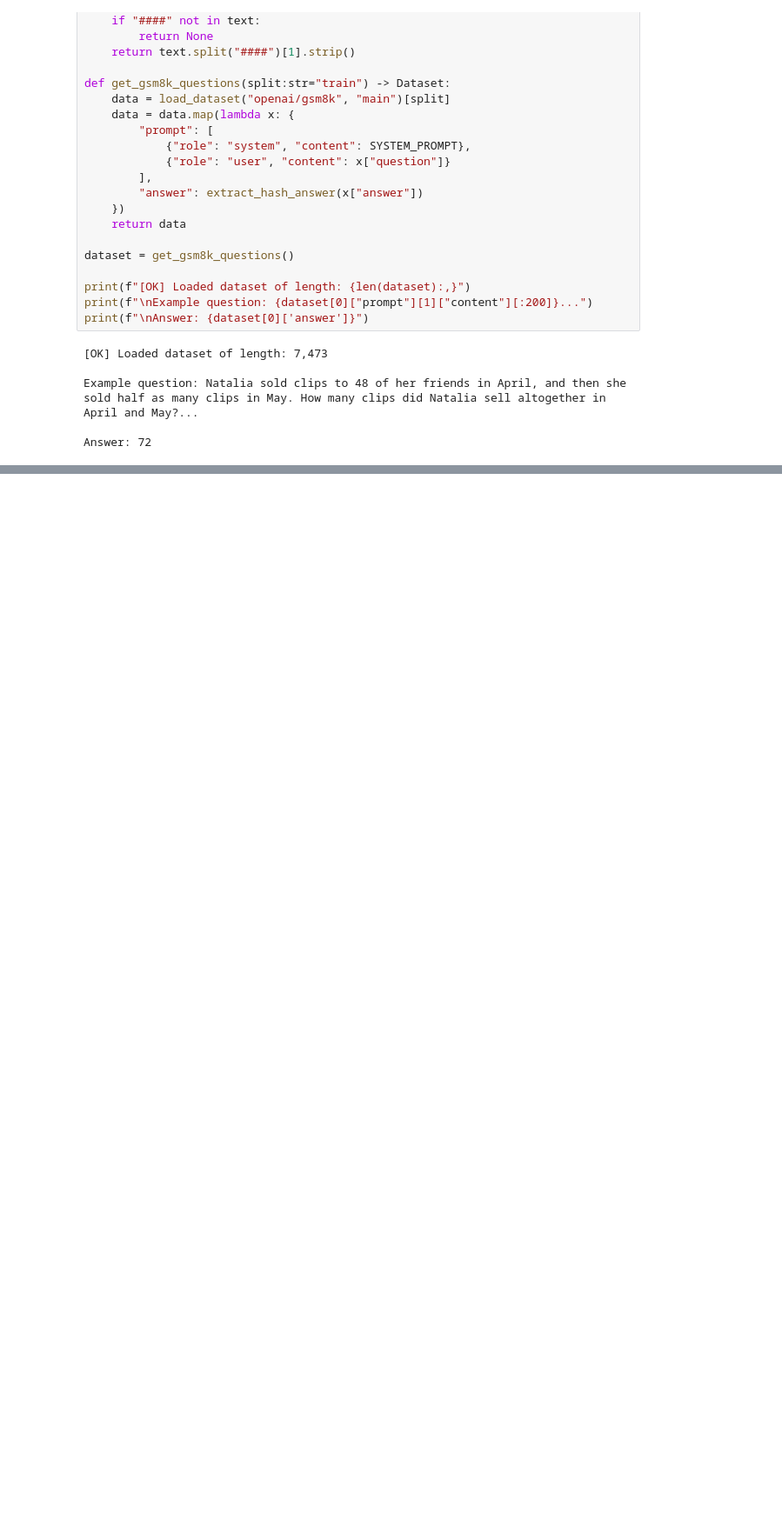
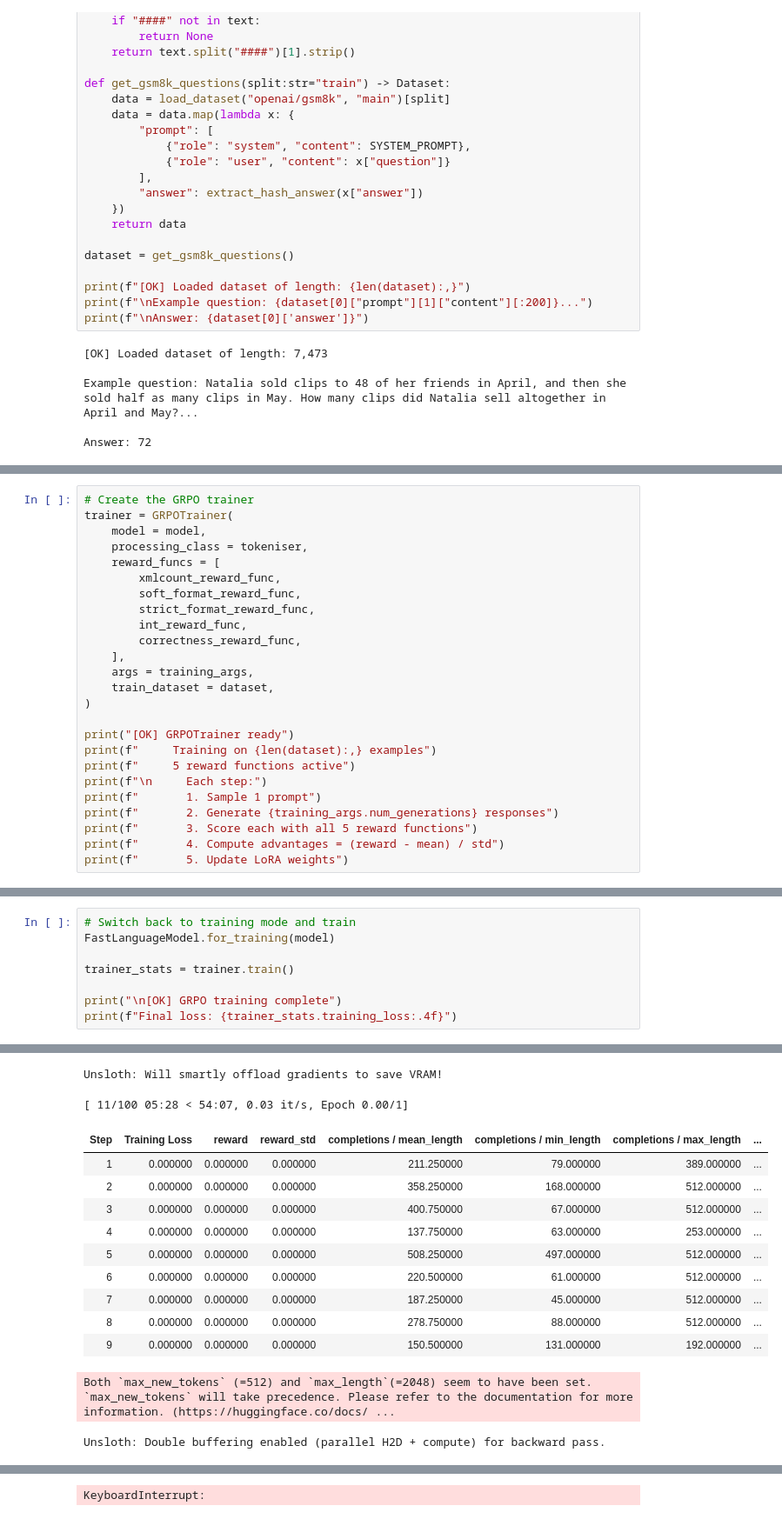
Before and after one commit to Aaidt/fine_tuning, a Jupyter notebook: RLVR.ipynb, the cells around one changed output, grey strips where cells are left out. Shown at 87% size. Cells and saved outputs as stored; diff of their text form; blank space fills up the shorter version.

Commit message:
smolLM produces no results, will try with qwen 1.5b next

```diff
--- a/RLVR.ipynb
+++ b/RLVR.ipynb
@@ -195,0 +391,25 @@ print("     Max possible reward per response: +4.0")
+# %%
+# Create the GRPO trainer
+trainer = GRPOTrainer(
+    model = model,
+    processing_class = tokeniser,
+    reward_funcs = [
+        xmlcount_reward_func,
+        soft_format_reward_func,
+        strict_format_reward_func,
+        int_reward_func,
+        correctness_reward_func,
+    ],
+    args = training_args,
+    train_dataset = dataset,
+)
+
+print("[OK] GRPOTrainer ready")
+print(f"     Training on {len(dataset):,} examples")
+print(f"     5 reward functions active")
+print(f"\n     Each step:")
+print(f"       1. Sample 1 prompt")
+print(f"       2. Generate {training_args.num_generations} responses")
+print(f"       3. Score each with all 5 reward functions")
+print(f"       4. Compute advantages = (reward - mean) / std")
+print(f"       5. Update LoRA weights")
@@ -195,0 +427,9 @@ print("     Max possible reward per response: +4.0")
+# %%
+# Switch back to training mode and train
+FastLanguageModel.for_training(model)
+
+trainer_stats = trainer.train()
+
+print("\n[OK] GRPO training complete")
+print(f"Final loss: {trainer_stats.training_loss:.4f}")
+# %% [output]
@@ -195,0 +444,14 @@ print("     Max possible reward per response: +4.0")
+Unsloth: Will smartly offload gradients to save VRAM!
+[ 11/100 05:28 < 54:07, 0.03 it/s, Epoch 0.00/1]
+| Step | Training Loss | reward | reward_std | completions / mean_length | completions / min_length | completions / max_length | ... |
+| 1 | 0.000000 | 0.000000 | 0.000000 | 211.250000 | 79.000000 | 389.000000 | ... |
+| 2 | 0.000000 | 0.000000 | 0.000000 | 358.250000 | 168.000000 | 512.000000 | ... |
+| 3 | 0.000000 | 0.000000 | 0.000000 | 400.750000 | 67.000000 | 512.000000 | ... |
+| 4 | 0.000000 | 0.000000 | 0.000000 | 137.750000 | 63.000000 | 253.000000 | ... |
+| 5 | 0.000000 | 0.000000 | 0.000000 | 508.250000 | 497.000000 | 512.000000 | ... |
+| 6 | 0.000000 | 0.000000 | 0.000000 | 220.500000 | 61.000000 | 512.000000 | ... |
+| 7 | 0.000000 | 0.000000 | 0.000000 | 187.250000 | 45.000000 | 512.000000 | ... |
+| 8 | 0.000000 | 0.000000 | 0.000000 | 278.750000 | 88.000000 | 512.000000 | ... |
+| 9 | 0.000000 | 0.000000 | 0.000000 | 150.500000 | 131.000000 | 192.000000 | ... |
+Both `max_new_tokens` (=512) and `max_length`(=2048) seem to have been set. `max_new_tokens` will take precedence. Please refer to the documentation for more information. (https://huggingface.co/docs/ ...
+Unsloth: Double buffering enabled (parallel H2D + compute) for backward pass.
@@ -195,0 +467 @@ print("     Max possible reward per response: +4.0")
+KeyboardInterrupt:
```
Also changed, not shown: parts of 11 cells of this notebook.
